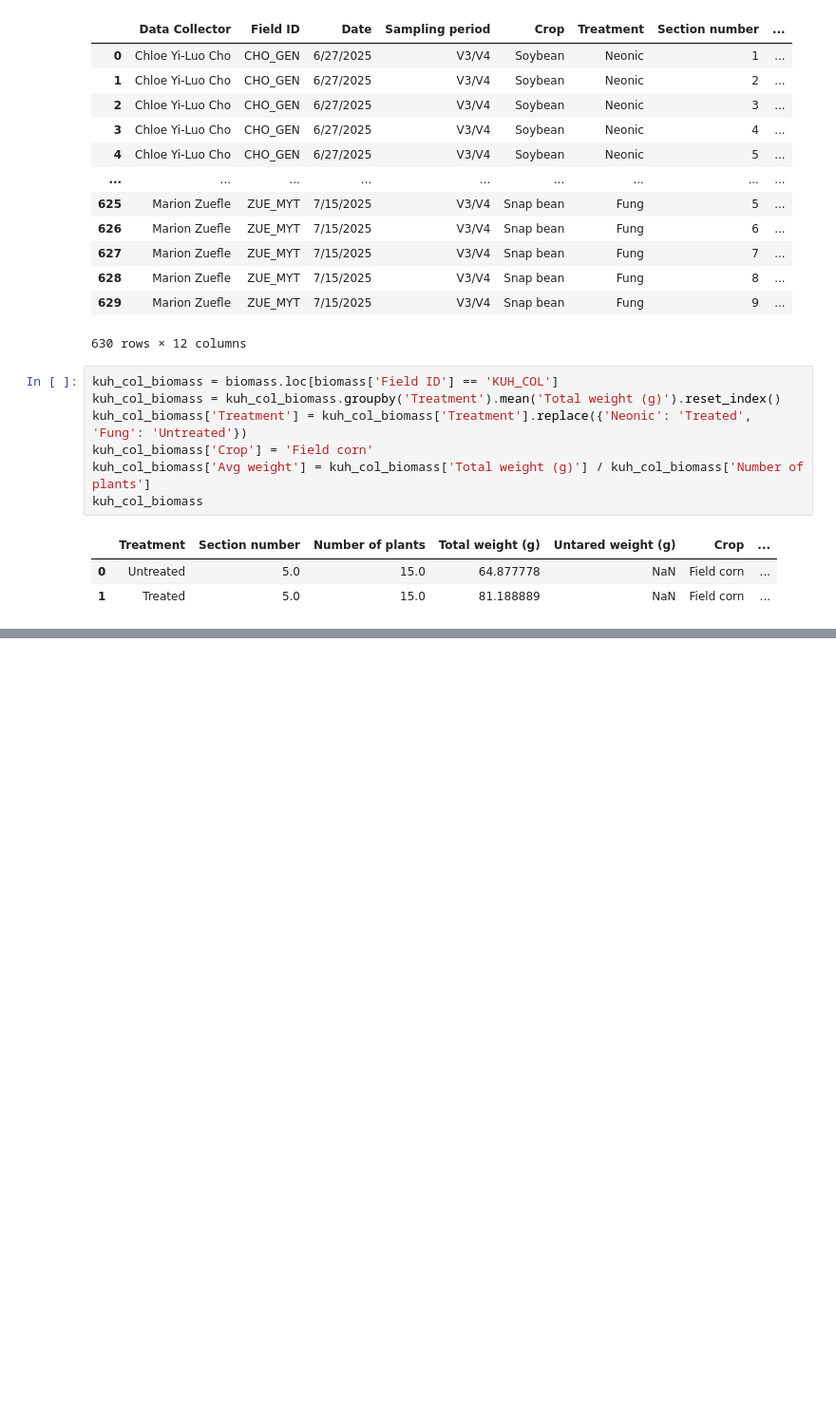
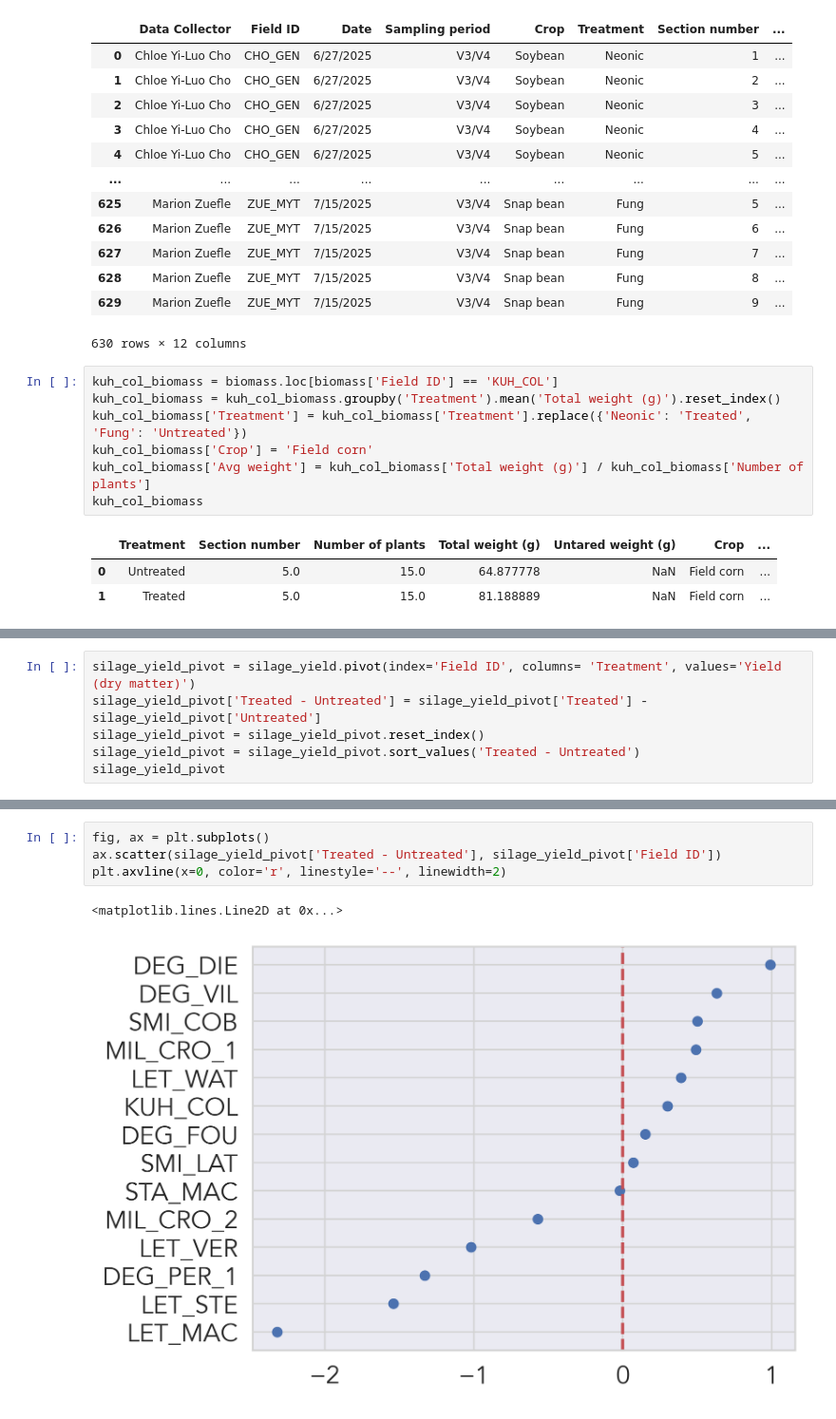
Before and after one commit to chloecho31/cornell, a Jupyter notebook: SCM/2025/Map for Cobleskill/Prelim Data/prelim_analysis.ipynb, the cells around one changed output, grey strips where cells are left out. Shown at 95% size. Drawn from its saved outputs; the diff is of its cells as text; blank space fills up the shorter version.

```diff
--- a/SCM/2025/Map for Cobleskill/Prelim Data/prelim_analysis.ipynb
+++ b/SCM/2025/Map for Cobleskill/Prelim Data/prelim_analysis.ipynb
@@ -1022,0 +1028,6 @@ The palette list has fewer values (1) than needed (2) and will cycle, which may
+# %%
+silage_yield_pivot = silage_yield.pivot(index='Field ID', columns= 'Treatment', values='Yield (dry matter)')
+silage_yield_pivot['Treated - Untreated'] = silage_yield_pivot['Treated'] - silage_yield_pivot['Untreated']
+silage_yield_pivot = silage_yield_pivot.reset_index()
+silage_yield_pivot = silage_yield_pivot.sort_values('Treated - Untreated')
+silage_yield_pivot
@@ -1022,0 +1050,7 @@ The palette list has fewer values (1) than needed (2) and will cycle, which may
+# %%
+fig, ax = plt.subplots()
+ax.scatter(silage_yield_pivot['Treated - Untreated'], silage_yield_pivot['Field ID'])
+plt.axvline(x=0, color='r', linestyle='--', linewidth=2)
+# %% [output]
+<matplotlib.lines.Line2D at 0x...>
+[figure, added]
```
Also changed, not shown: parts of 26 cells of this notebook, 2 other files.
